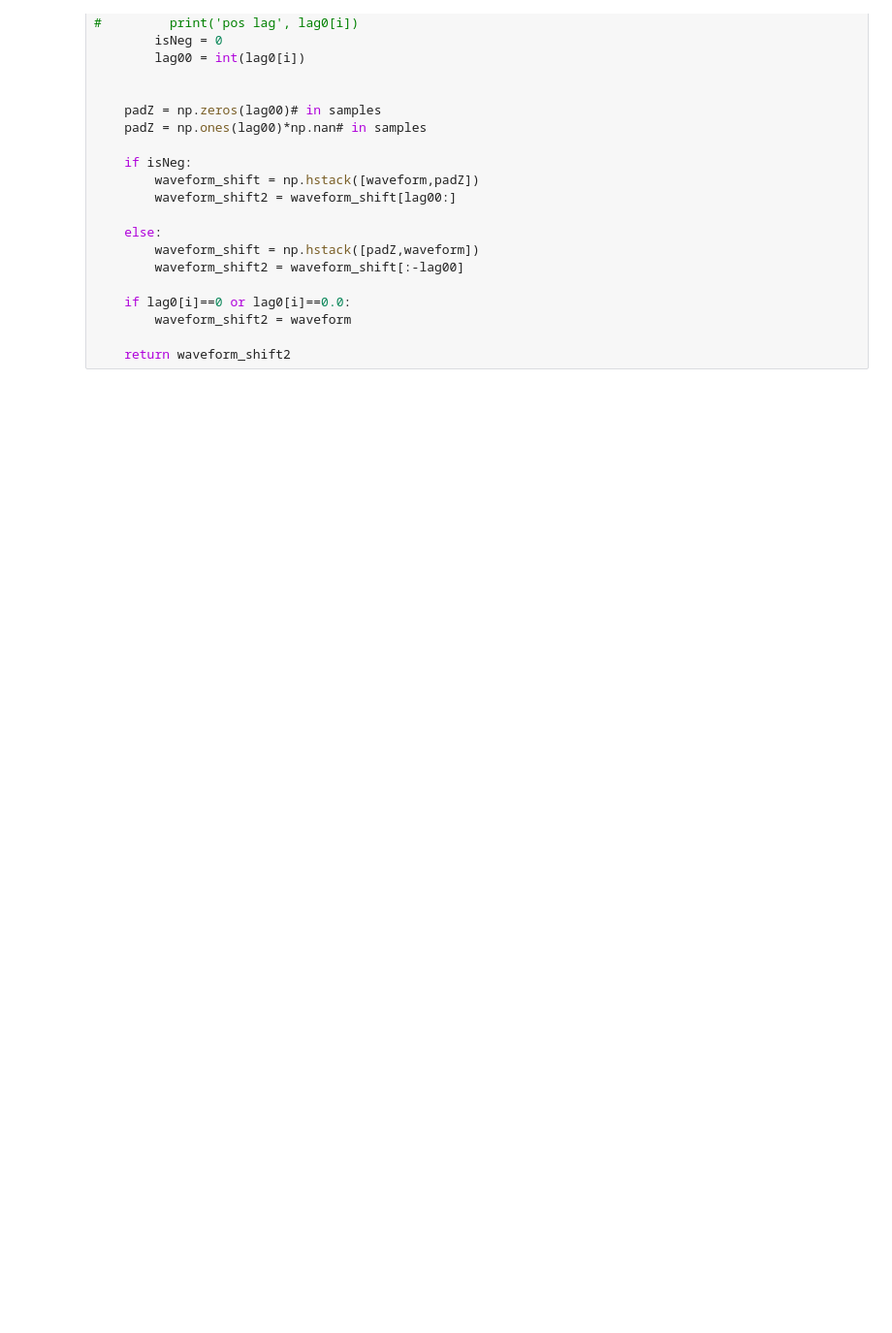
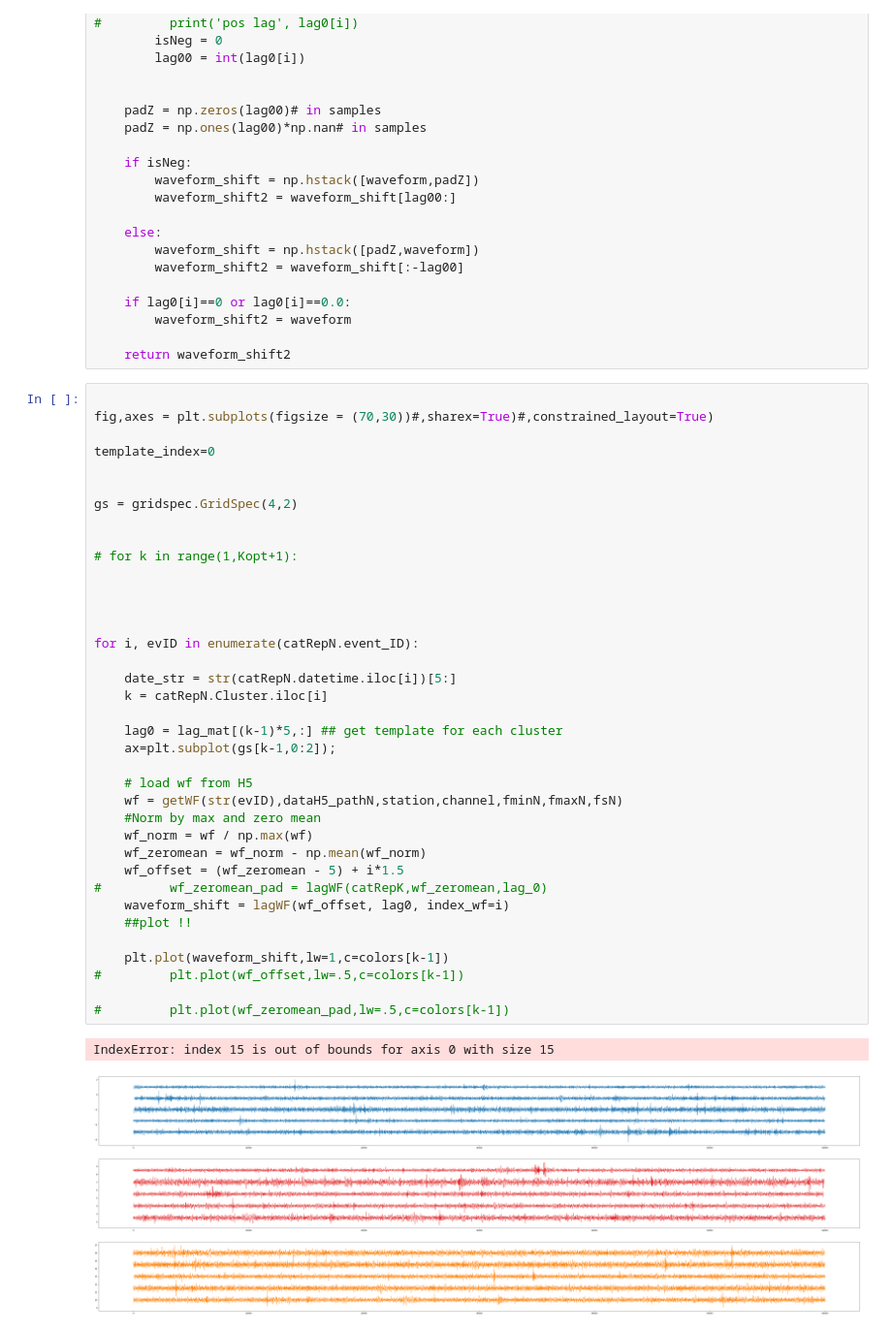
Before and after one commit to tsawi/Unsupervised_ML_Gornergletscher, a Jupyter notebook: notebooks/plotFigures5-7.ipynb, the cells around one changed output. Shown at 97% size. Cells and saved outputs as stored; diff of their text form; blank space fills up the shorter version.

```diff
--- a/notebooks/plotFigures5-7.ipynb
+++ b/notebooks/plotFigures5-7.ipynb
@@ -1093,5 +1096,45 @@ def lagWF(waveform, lag0, index_wf):
         waveform_shift2 = waveform
 
     return waveform_shift2
+# %%
+
+fig,axes = plt.subplots(figsize = (70,30))#,sharex=True)#,constrained_layout=True)
+
+template_index=0
+
+
+gs = gridspec.GridSpec(4,2)
+
+
+# for k in range(1,Kopt+1):
+
+
+
+
+for i, evID in enumerate(catRepN.event_ID):
+
+    date_str = str(catRepN.datetime.iloc[i])[5:]
+    k = catRepN.Cluster.iloc[i]
+
+    lag0 = lag_mat[(k-1)*5,:] ## get template for each cluster
+    ax=plt.subplot(gs[k-1,0:2]);
+
+    # load wf from H5
+    wf = getWF(str(evID),dataH5_pathN,station,channel,fminN,fmaxN,fsN)
+    #Norm by max and zero mean
+    wf_norm = wf / np.max(wf)
+    wf_zeromean = wf_norm - np.mean(wf_norm)
+    wf_offset = (wf_zeromean - 5) + i*1.5
+#         wf_zeromean_pad = lagWF(catRepK,wf_zeromean,lag_0)
+    waveform_shift = lagWF(wf_offset, lag0, index_wf=i)
+    ##plot !!
+
+    plt.plot(waveform_shift,lw=1,c=colors[k-1])
+#         plt.plot(wf_offset,lw=.5,c=colors[k-1])
+
+#         plt.plot(wf_zeromean_pad,lw=.5,c=colors[k-1])
+# %% [output]
+IndexError: index 15 is out of bounds for axis 0 with size 15
+[figure, added]
 # %%
 
```
Also changed, not shown: parts of 16 cells of this notebook, 9 other files.
